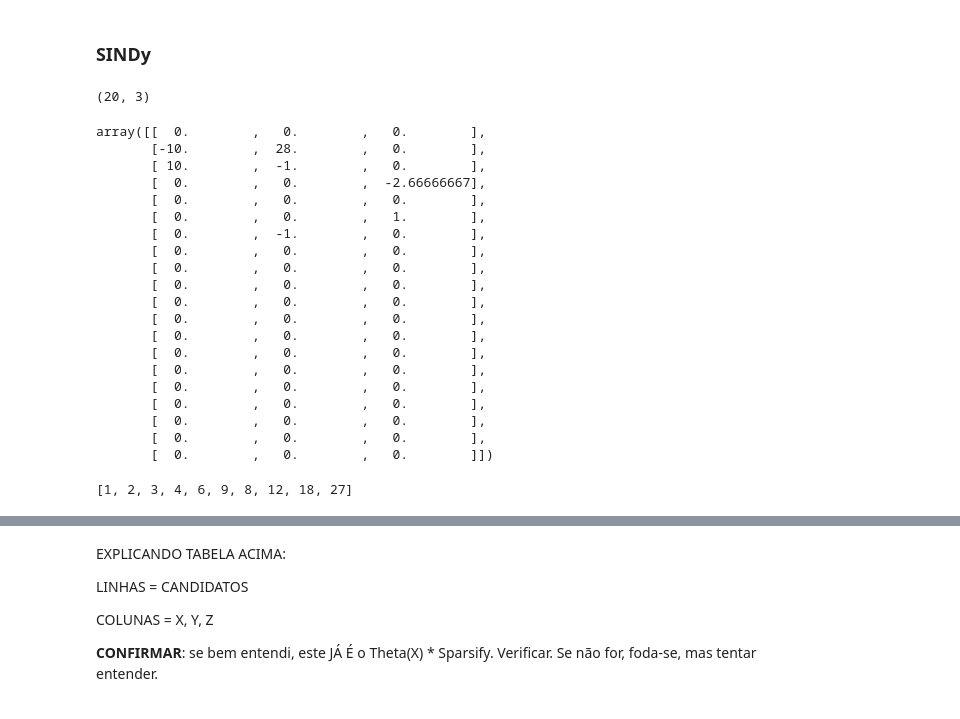
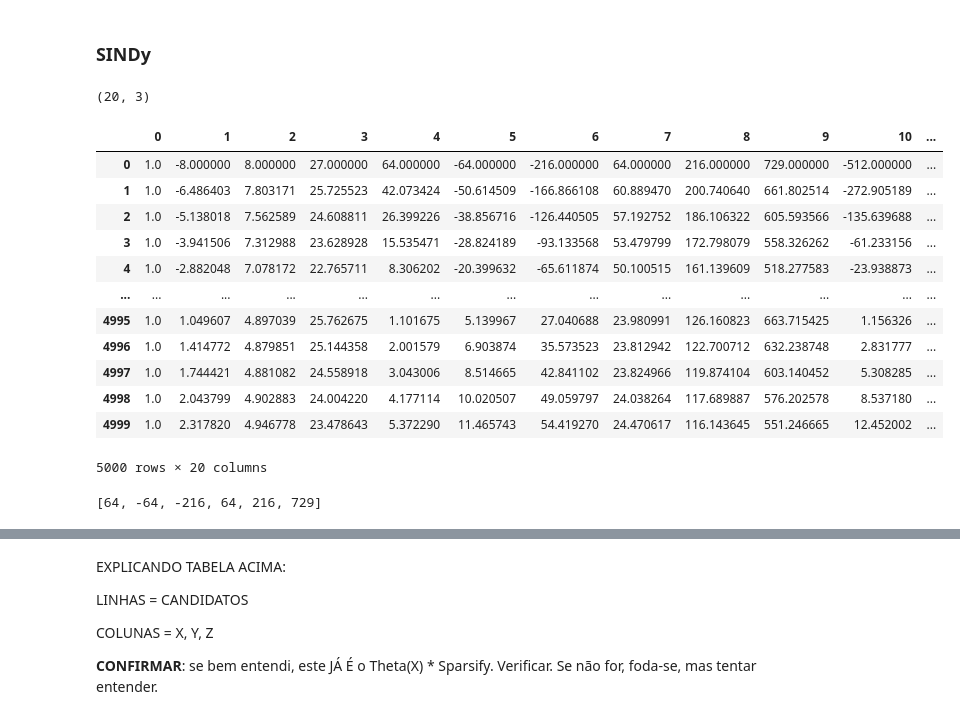
Before and after one commit to Salies/data-driven-des, a Jupyter notebook: testing.ipynb, the cells around one changed output, grey strips where cells are left out. Drawn from its saved outputs; the diff is of its cells as text; code cells hidden in the pictures.

```diff
--- a/testing.ipynb
+++ b/testing.ipynb
@@ -343,42 +343,36 @@ def sparsifyDynamics(Theta,dXdt,lamb,n):
 # %%
 Theta = poolData(x,n,3) # Up to third order polynomials
 lamb = 0.025 # sparsification knob lambda
 Xi = sparsifyDynamics(Theta,dx,lamb,n)
 print(Xi.shape)
-Xi
+df_theta = pd.DataFrame(Theta)
+df_theta
 # %% [output]
 (20, 3)
+|  | 0 | 1 | 2 | 3 | 4 | 5 | 6 | 7 | 8 | 9 | 10 | ... |
+| 0 | 1.0 | -8.000000 | 8.000000 | 27.000000 | 64.000000 | -64.000000 | -216.000000 | 64.000000 | 216.000000 | 729.000000 | -512.000000 | ... |
+| 1 | 1.0 | -6.486403 | 7.803171 | 25.725523 | 42.073424 | -50.614509 | -166.866108 | 60.889470 | 200.740640 | 661.802514 | -272.905189 | ... |
+| 2 | 1.0 | -5.138018 | 7.562589 | 24.608811 | 26.399226 | -38.856716 | -126.440505 | 57.192752 | 186.106322 | 605.593566 | -135.639688 | ... |
+| 3 | 1.0 | -3.941506 | 7.312988 | 23.628928 | 15.535471 | -28.824189 | -93.133568 | 53.479799 | 172.798079 | 558.326262 | -61.233156 | ... |
+| 4 | 1.0 | -2.882048 | 7.078172 | 22.765711 | 8.306202 | -20.399632 | -65.611874 | 50.100515 | 161.139609 | 518.277583 | -23.938873 | ... |
+| ... | ... | ... | ... | ... | ... | ... | ... | ... | ... | ... | ... | ... |
+| 4995 | 1.0 | 1.049607 | 4.897039 | 25.762675 | 1.101675 | 5.139967 | 27.040688 | 23.980991 | 126.160823 | 663.715425 | 1.156326 | ... |
+| 4996 | 1.0 | 1.414772 | 4.879851 | 25.144358 | 2.001579 | 6.903874 | 35.573523 | 23.812942 | 122.700712 | 632.238748 | 2.831777 | ... |
+| 4997 | 1.0 | 1.744421 | 4.881082 | 24.558918 | 3.043006 | 8.514665 | 42.841102 | 23.824966 | 119.874104 | 603.140452 | 5.308285 | ... |
+| 4998 | 1.0 | 2.043799 | 4.902883 | 24.004220 | 4.177114 | 10.020507 | 49.059797 | 24.038264 | 117.689887 | 576.202578 | 8.537180 | ... |
+| 4999 | 1.0 | 2.317820 | 4.946778 | 23.478643 | 5.372290 | 11.465743 | 54.419270 | 24.470617 | 116.143645 | 551.246665 | 12.452002 | ... |
-array([[  0.        ,   0.        ,   0.        ],
-       [-10.        ,  28.        ,   0.        ],
-       [ 10.        ,  -1.        ,   0.        ],
-       [  0.        ,   0.        ,  -2.66666667],
-       [  0.        ,   0.        ,   0.        ],
-       [  0.        ,   0.        ,   1.        ],
-       [  0.        ,  -1.        ,   0.        ],
-       [  0.        ,   0.        ,   0.        ],
-       [  0.        ,   0.        ,   0.        ],
-       [  0.        ,   0.        ,   0.        ],
-       [  0.        ,   0.        ,   0.        ],
-       [  0.        ,   0.        ,   0.        ],
-       [  0.        ,   0.        ,   0.        ],
-       [  0.        ,   0.        ,   0.        ],
-       [  0.        ,   0.        ,   0.        ],
-       [  0.        ,   0.        ,   0.        ],
-       [  0.        ,   0.        ,   0.        ],
-       [  0.        ,   0.        ,   0.        ],
-       [  0.        ,   0.        ,   0.        ],
-       [  0.        ,   0.        ,   0.        ]])
+5000 rows × 20 columns
 # %%
-elements = np.array([1, 2, 3])
-k = 3
+inputs = np.array([-8, 8, 27])
+k = 2
 
-combinations = np.indices((len(elements),) * k).reshape((k, -1)).T
+combinations = np.indices((len(inputs),) * k).reshape((k, -1)).T
 unique_combinations = np.unique(np.sort(combinations, axis=1), axis=0)
-selected_combinations = elements[unique_combinations]
+selected_combinations = inputs[unique_combinations]
 result = np.prod(selected_combinations, axis=1).tolist()
 result
 #result
 # %% [output]
-[1, 2, 3, 4, 6, 9, 8, 12, 18, 27]
+[64, -64, -216, 64, 216, 729]
 # %%
 # Recriando sistema em matriz, resolve a partir do ponto inicial xo
```
Also changed, not shown: parts of 5 cells of this notebook.
